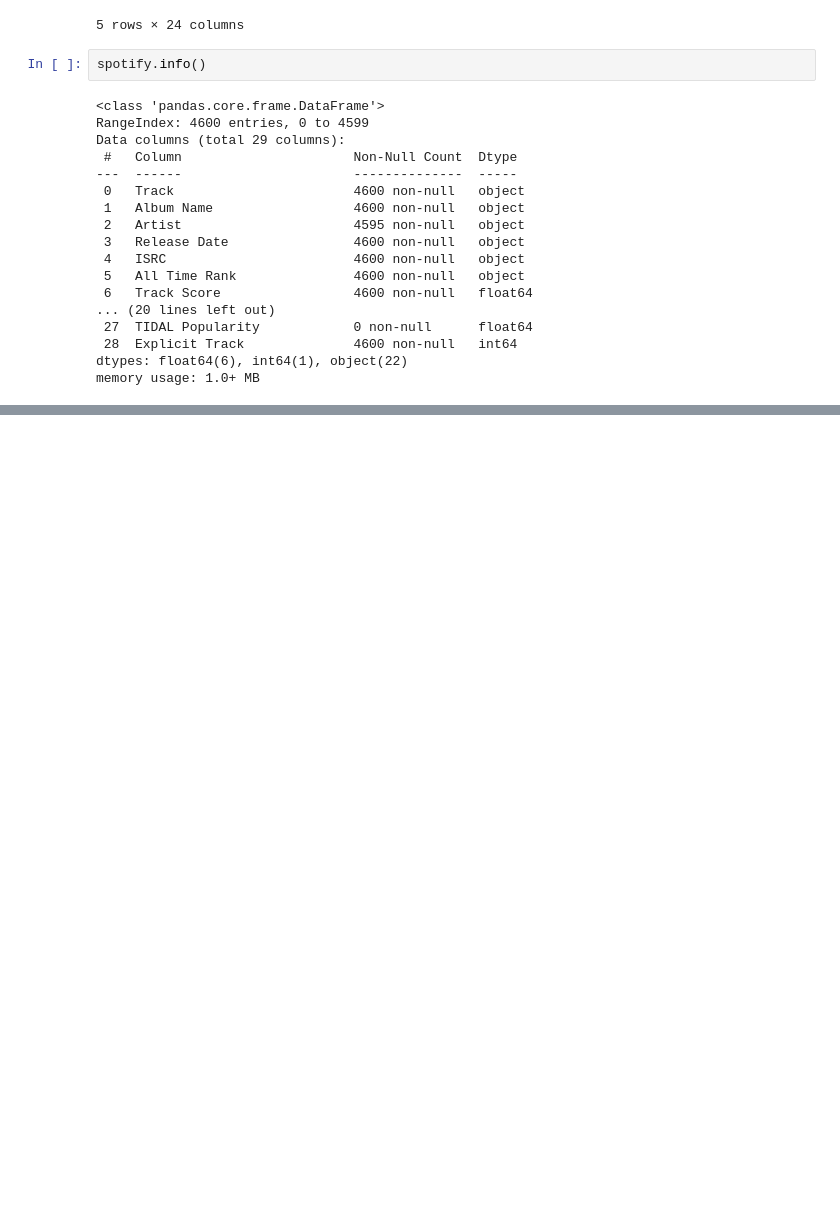
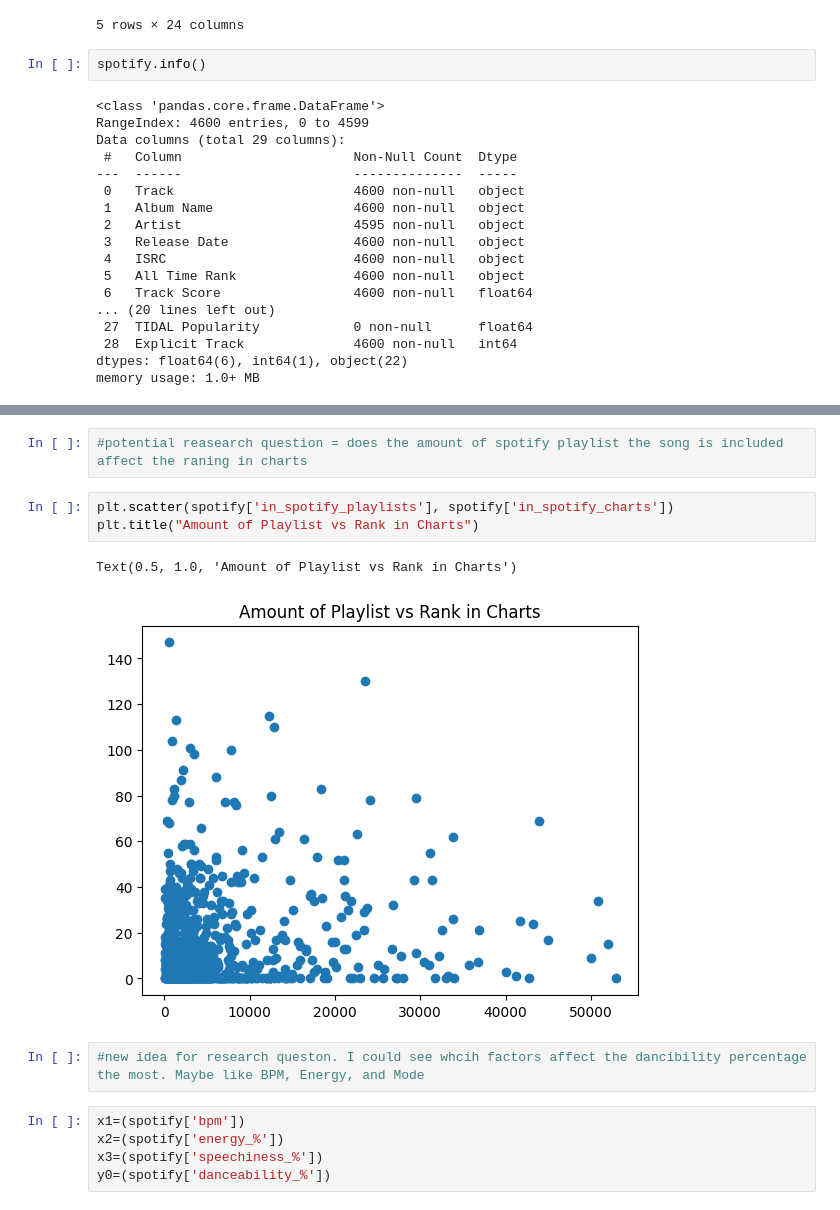
Before and after one commit to Molashhs/spotifyTCS, a Jupyter notebook: DSRP_Spotify_project.ipynb, the cells around one changed output, grey strips where cells are left out. Saved outputs shown, nothing was run; the diff lists cells and outputs as text; blank space fills up the shorter version.

```diff
--- a/DSRP_Spotify_project.ipynb
+++ b/DSRP_Spotify_project.ipynb
@@ -82,0 +85,15 @@ memory usage: 159.6+ KB
+# %%
+#potential reasearch question = does the amount of spotify playlist the song is included affect the raning in charts
+# %%
+plt.scatter(spotify['in_spotify_playlists'], spotify['in_spotify_charts'])
+plt.title("Amount of Playlist vs Rank in Charts")
+# %% [output]
+Text(0.5, 1.0, 'Amount of Playlist vs Rank in Charts')
+[figure, added]
+# %%
+#new idea for research queston. I could see whcih factors affect the dancibility percentage the most. Maybe like BPM, Energy, and Mode
+# %%
+x1=(spotify['bpm'])
+x2=(spotify['energy_%'])
+x3=(spotify['speechiness_%'])
+y0=(spotify['danceability_%'])
```
Also changed, not shown: parts of 14 cells of this notebook.
